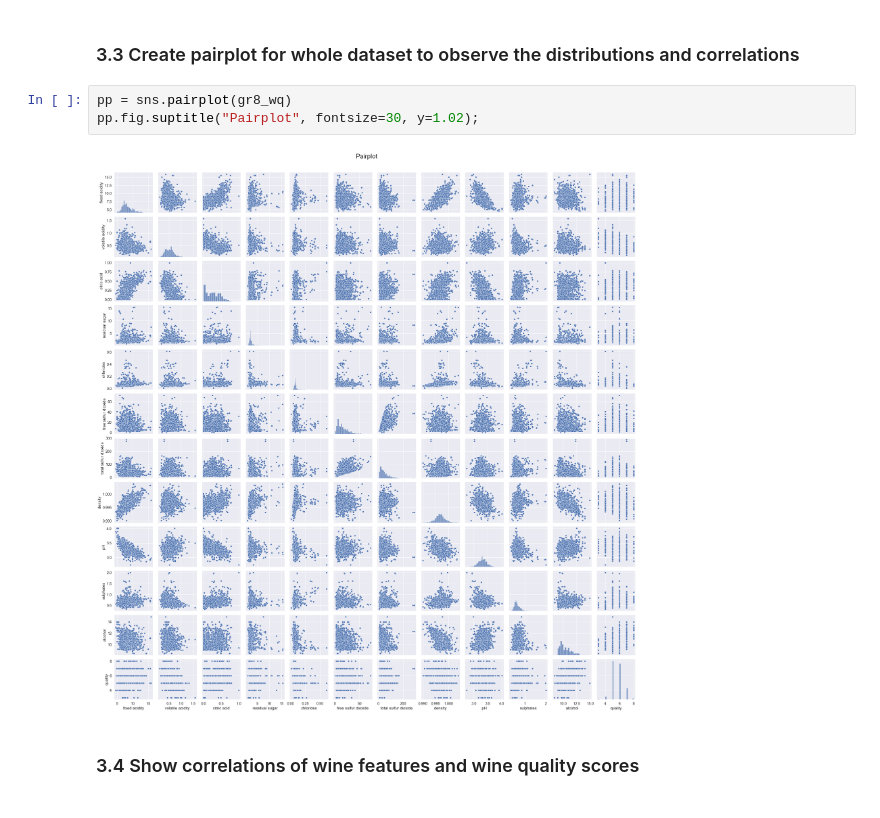
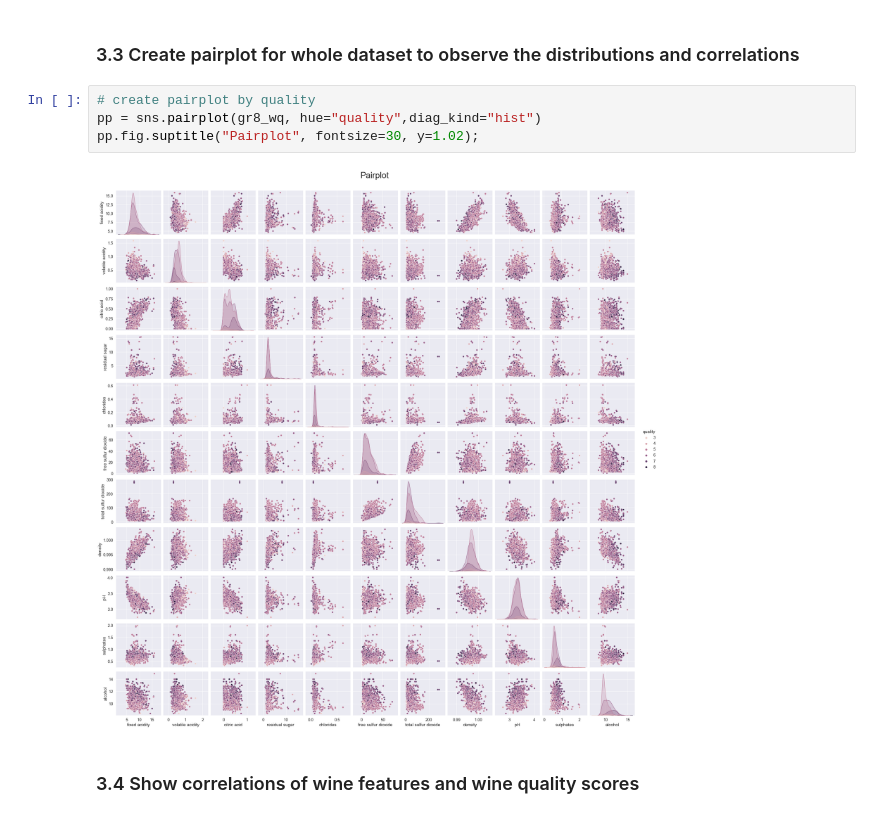
Before and after one commit to GeorgetownAnlytics/Wine-Quality-Prediction, a Jupyter notebook: Project/project_step2_grp8.ipynb, the cells around one changed output. Drawn from its saved outputs; the diff is of its cells as text.

```diff
--- a/Project/project_step2_grp8.ipynb
+++ b/Project/project_step2_grp8.ipynb
@@ -61,10 +61,11 @@ gr8_wq.describe()
 # %% [markdown]
 ### 3.3 Create pairplot for whole dataset to observe the distributions and correlations
 # %%
-pp = sns.pairplot(gr8_wq)
+# create pairplot by quality
+pp = sns.pairplot(gr8_wq, hue="quality",diag_kind="hist")
 pp.fig.suptitle("Pairplot", fontsize=30, y=1.02);
 # %% [output]
-[figure, old version]
+[figure, new version]
 # %% [markdown]
 ### 3.4 Show correlations of wine features and wine quality scores
 # %%
```
Also changed, not shown: parts of 2 cells of this notebook.
